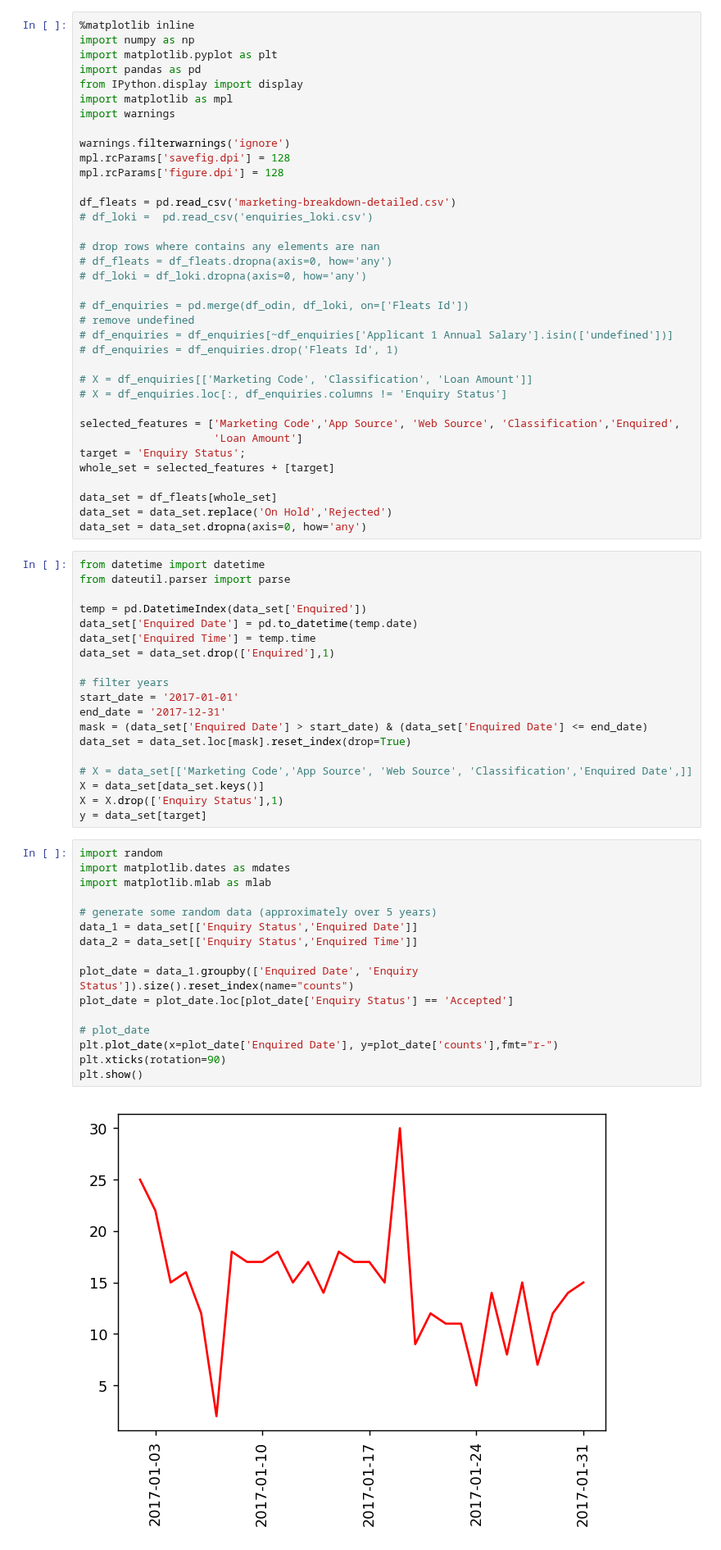
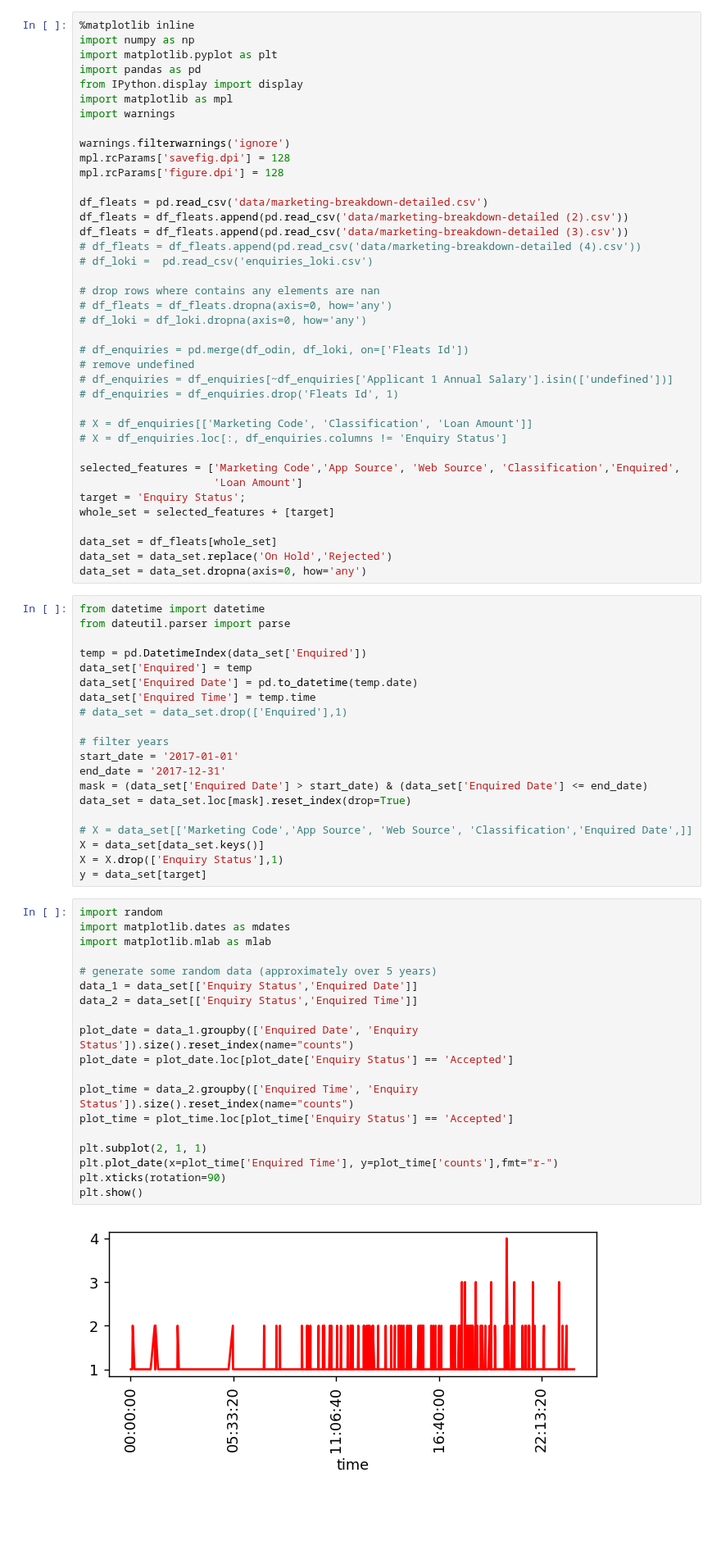
Before and after one commit to MagicMike90/customer-interest, a Jupyter notebook: enquiry.ipynb, the cells around one changed output. Shown at 82% size. Drawn from its saved outputs; the diff is of its cells as text; blank space fills up the shorter version.

```diff
--- a/enquiry.ipynb
+++ b/enquiry.ipynb
@@ -11,7 +11,10 @@ warnings.filterwarnings('ignore')
 mpl.rcParams['savefig.dpi'] = 128
 mpl.rcParams['figure.dpi'] = 128
 
-df_fleats = pd.read_csv('marketing-breakdown-detailed.csv')
+df_fleats = pd.read_csv('data/marketing-breakdown-detailed.csv')
+df_fleats = df_fleats.append(pd.read_csv('data/marketing-breakdown-detailed (2).csv'))
+df_fleats = df_fleats.append(pd.read_csv('data/marketing-breakdown-detailed (3).csv'))
+# df_fleats = df_fleats.append(pd.read_csv('data/marketing-breakdown-detailed (4).csv'))
 # df_loki =  pd.read_csv('enquiries_loki.csv')
 
 # drop rows where contains any elements are nan
@@ -39,9 +42,10 @@ from datetime import datetime
 from dateutil.parser import parse
 
 temp = pd.DatetimeIndex(data_set['Enquired'])
+data_set['Enquired'] = temp
 data_set['Enquired Date'] = pd.to_datetime(temp.date)
 data_set['Enquired Time'] = temp.time
-data_set = data_set.drop(['Enquired'],1)
+# data_set = data_set.drop(['Enquired'],1)
 
 # filter years
 start_date = '2017-01-01'
@@ -56,21 +60,24 @@ y = data_set[target]
 # %%
 import random
 import matplotlib.dates as mdates
 import matplotlib.mlab as mlab
 
 # generate some random data (approximately over 5 years)
 data_1 = data_set[['Enquiry Status','Enquired Date']]
 data_2 = data_set[['Enquiry Status','Enquired Time']]
 
 plot_date = data_1.groupby(['Enquired Date', 'Enquiry Status']).size().reset_index(name="counts")
 plot_date = plot_date.loc[plot_date['Enquiry Status'] == 'Accepted']
 
-# plot_date
-plt.plot_date(x=plot_date['Enquired Date'], y=plot_date['counts'],fmt="r-")
+plot_time = data_2.groupby(['Enquired Time', 'Enquiry Status']).size().reset_index(name="counts")
+plot_time = plot_time.loc[plot_time['Enquiry Status'] == 'Accepted']
+
+plt.subplot(2, 1, 1)
+plt.plot_date(x=plot_time['Enquired Time'], y=plot_time['counts'],fmt="r-")
 plt.xticks(rotation=90)
 plt.show()
 # %% [output]
-[figure, old version]
+[figure, new version]
 # %%
 print("Keys of enquiries_dataset: \n{}".format(X.keys()))
 # %% [output]
```
Also changed, not shown: parts of 11 cells of this notebook.
